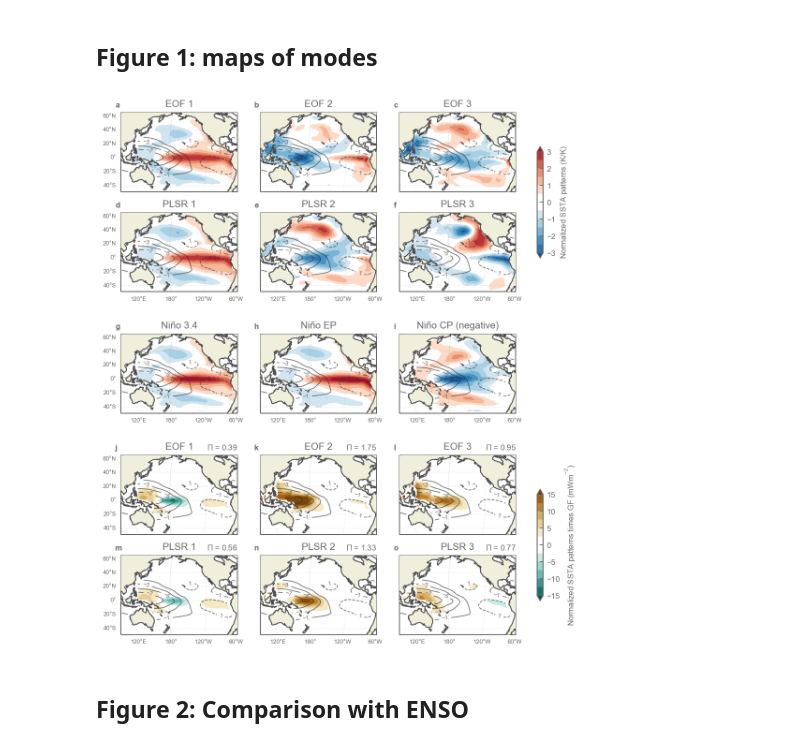
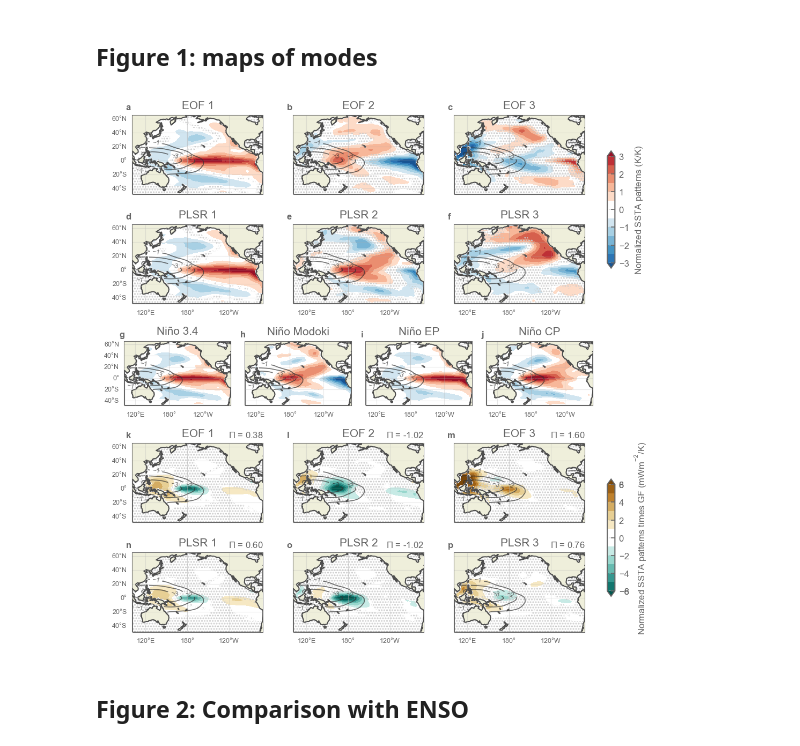
Before and after one commit to rguilcas/2025_GRL_Pattern-effect-internal-variability, a Jupyter notebook: Processing.ipynb, the cells around one changed output. Saved outputs shown, nothing was run; the diff lists cells and outputs as text; code cells hidden in the pictures.

```diff
--- a/Processing.ipynb
+++ b/Processing.ipynb
@@ -212,19 +349,23 @@ for product in SSTA_pac.product.values:
 
         components =  xr.DataArray(pls2.x_loadings_[:]/weights_X.isel(time=range(n_components), drop=True).T, dims=['space','mode'], coords=dict(space=X.space)).unstack().sortby(['lon','lat']).transpose('mode','lat','lon')
         timeseries =  xr.DataArray(pls2.x_scores_, dims=['time','mode'], coords=dict(time=X.time))
-        components_sst = components#/GF_mean
+        components_sst = components
         components = components_sst*GF_mean
         ds_out_one = xr.Dataset(dict(components_sst=components_sst,
                                      components=components,
                                      timeseries=timeseries)).assign_coords(product=product, GF_source=gf_choice)
         ds_out_one['pe'] = (ds_out_one.components.sum(['lon','lat'])*ds_out_one.timeseries)
         all_product.append(ds_out_one)
-        # plt.figure()
-        # ds_out_one.pe.to_series().plot.barh
     ds_product = xr.concat(all_product, dim='GF_source').assign_coords(mode=np.arange(1,21))
     all_output.append(ds_product)
 all_plsr_pac = xr.concat(all_output, dim='product')
 
+all_plsr_pac['timeseries'] = (
+    all_plsr_pac.timeseries
+    .rolling(time=3, center=True, min_periods=3)
+    .construct(time="window")
+    .dot(w)  # contracts over "window"
+).dropna('time')
 
 # Normalize all patters b sign and apmlitude
 sign_plsr = np.sign(all_plsr_pac.components_sst.sel(lon=200, lat=0, method='nearest'))
@@ -238,6 +379,10 @@ all_plsr_pac[['components_sst','components']] =all_plsr_pac[['components_sst','c
 all_plsr_pac['lambdas'] = lbd_pattern*lbd_timeseries
 all_plsr_pac['pi'] = (all_plsr_pac.components_sst*GF).sum(['lon','lat'])
 all_plsr_pac = all_plsr_pac.rename(mode='feature')
-all_plsr_pac[['components','components_sst','pi']] = all_plsr_pac[['components','components_sst','pi']]*np.sign(all_plsr_pac.pi)
+
+sign_pi = np.sign(all_plsr_pac.pi)
+sign_pi.loc[dict(feature=2)] = -sign_pi.loc[dict(feature=2)]
+
+all_plsr_pac[['components','components_sst','pi','timeseries']] = all_plsr_pac[['components','components_sst','pi','timeseries']]*sign_pi
 
 plsr_pac = all_plsr_pac.isel(feature=np.arange(3))
@@ -280,18 +450,16 @@ mean_eofs = eofs_pac.mean(['GF_source','product'])
 mean_plsr = plsr_pac.mean(['GF_source','product'])
 
 fig, axs = plt.subplot_mosaic("""
-                              ABCy
-                              DEFy
-                              ....
-                              MNO.
-                              ....
-                              GHIx
-                              JKLx
+                              AAAABBBBCCCCy
+                              DDDDEEEEFFFFy
+                              MMMNNNOOOPPP.
+                              GGGGHHHHIIIIx
+                              JJJJKKKKLLLLx
                               """,
-                              figsize=(7,8),
-                              width_ratios=[20,20,20,1],
-                              height_ratios=[10,10,0,10,0,10,10],
-                              per_subplot_kw=dict(ABCDEFGHIJKLMNO=dict(projection=ccrs.Robinson(200))))
+                              figsize=(7,7),
+                              width_ratios=[5,5,5,5,5,5,5,5,5,5,5,5,1.5],
+                              height_ratios=[10,10,10,10,10],
+                              per_subplot_kw=dict(ABCDEFGHIJKLMNOP=dict(projection=ccrs.PlateCarree(200))))
 palette_sst=sns.color_palette('RdBu_r',n_colors=14)
 palette_sst[6] = (1,1,1)
 palette_sst[7] = (1,1,1)
@@ -302,56 +470,70 @@ palette_gf
 
 axs_sst_eof = ['A','B','C']
 axs_sst_plsr = ['D','E','F']
-axs_modes = ['M','N','O']
+axs_modes = ['M','N','O','P']
 axs_gf_eof = ['G','H','I']
 axs_gf_plsr = ['J','K','L']
 all_axs= axs_sst_eof+axs_sst_plsr+axs_modes+axs_gf_eof+axs_gf_plsr
 
-levels_gf = np.arange(-15,15.1, 2.5)
+levels_gf = np.arange(-6,6.1, 1)
 levels_sst = np.arange(-3,3.1,.5)
 
 
 mean_eofs = eofs_pac.mean(['GF_source','product'])
 mean_plsr = plsr_pac.mean(['GF_source','product'])
 mean_gf = GF.sel(GF_source='mean', lon=mean_eofs.lon, lat=mean_eofs.lat)
+mean_gf=mean_gf.where(mean_gf!=0)
+
 
 mean_eofs['components_sst'] = (mean_eofs['components_sst']/mean_eofs['components_sst'].weighted(np.cos(np.deg2rad(mean_eofs.lat))).std(['lon','lat']))
 mean_eofs['components'] = mean_eofs.components_sst*mean_gf
 mean_plsr['components_sst'] = (mean_plsr['components_sst']/mean_plsr['components_sst'].weighted(np.cos(np.deg2rad(mean_plsr.lat))).std(['lon','lat']))
 mean_plsr['components'] = mean_plsr.components_sst*mean_gf
 
+sign_agreement_eof = (np.abs(np.sign(eofs_pac.components_sst).sum(['product','GF_source']))>18)
+sign_agreement_plsr = (np.abs(np.sign(plsr_pac.components_sst).sum(['product','GF_source']))>18)
 
+sign_agreement_eof_gf = (np.abs(np.sign(eofs_pac.components).sum(['product','GF_source']))>18)
+sign_agreement_plsr_gf = (np.abs(np.sign(plsr_pac.components).sum(['product','GF_source']))>18)
+
+plt.rcParams['hatch.color'] = '.8'
 for k in range(3):
 
     (1000*mean_eofs.components).sel(feature=k+1).plot.contourf(ax=axs[axs_gf_eof[k]], transform=ccrs.PlateCarree(), levels=levels_gf, cbar_ax=axs['x'], extend='both', colors=palette_gf)
+    (mean_eofs.components_sst.sel(feature=k+1)).plot.contourf(ax=axs[axs_sst_eof[k]], transform=ccrs.PlateCarree(), levels=levels_sst, cbar_ax=axs['y'], extend='both', colors=palette_sst)
+    sign_agreement_eof.sel(feature=k+1).plot.contourf(hatches=['.....', '', ''], alpha=0, ax=axs[axs_sst_eof[k]], transform=ccrs.PlateCarree(), add_colorbar=False, )
+    sign_agreement_eof_gf.sel(feature=k+1).plot.contourf(hatches=['.....', '', ''], alpha=0, ax=axs[axs_gf_eof[k]], transform=ccrs.PlateCarree(), add_colorbar=False, )
+
     (1000*mean_plsr.components).sel(feature=k+1).plot.contourf(ax=axs[axs_gf_plsr[k]], transform=ccrs.PlateCarree(), levels=levels_gf, cbar_ax=axs['x'], extend='both', colors=palette_gf)
-    (mean_eofs.components_sst.sel(feature=k+1)).plot.contourf(ax=axs[axs_sst_eof[k]], transform=ccrs.PlateCarree(), levels=levels_sst, cbar_ax=axs['y'], extend='both', colors=palette_sst)
     (mean_plsr.components_sst.sel(feature=k+1)).plot.contourf(ax=axs[axs_sst_plsr[k]], transform=ccrs.PlateCarree(), levels=levels_sst, cbar_ax=axs['y'], extend='both', colors=palette_sst)
+    sign_agreement_plsr.sel(feature=k+1).plot.contourf(hatches=['.....', '', ''], alpha=0, ax=axs[axs_sst_plsr[k]], transform=ccrs.PlateCarree(), add_colorbar=False, )
+    sign_agreement_plsr_gf.sel(feature=k+1).plot.contourf(hatches=['.....', '', ''], alpha=0, ax=axs[axs_gf_plsr[k]], transform=ccrs.PlateCarree(), add_colorbar=False, )
 
 
 modes_pattern_mean = modes_obs.mode_pattern.mean('product')
 modes_pattern_mean = modes_pattern_mean/modes_pattern_mean.weighted(np.cos(np.deg2rad(mean_plsr.lat))).std(['lon','lat'])
 
 modes_pattern_mean.sel(mode='nino34').plot.contourf(ax=axs['M'], transform=ccrs.PlateCarree(), levels=levels_sst, add_colorbar=False, extend='both', colors=palette_sst)
-modes_pattern_mean.sel(mode='EP').plot.contourf(ax=axs['N'], transform=ccrs.PlateCarree(), levels=levels_sst, add_colorbar=False, extend='both', colors=palette_sst)
-(-modes_pattern_mean.sel(mode='CP')).plot.contourf(ax=axs['O'], transform=ccrs.PlateCarree(), levels=levels_sst, add_colorbar=False, extend='both', colors=palette_sst)
+(modes_pattern_mean.sel(mode='modoki')).plot.contourf(ax=axs['N'], transform=ccrs.PlateCarree(), levels=levels_sst, add_colorbar=False, extend='both', colors=palette_sst)
+modes_pattern_mean.sel(mode='EP').plot.contourf(ax=axs['O'], transform=ccrs.PlateCarree(), levels=levels_sst, add_colorbar=False, extend='both', colors=palette_sst)
+(modes_pattern_mean.sel(mode='CP')).plot.contourf(ax=axs['P'], transform=ccrs.PlateCarree(), levels=levels_sst, add_colorbar=False, extend='both', colors=palette_sst)
 
-axs['x'].set_yticks(np.arange(-15,15.1, 5))
+axs['x'].set_yticks(np.arange(-8,8.1, 2))
 axs['y'].set_yticks(np.arange(-3,3.1,1))
 axs['x'].minorticks_off()
 axs['y'].minorticks_off()
-axs['x'].set_ylabel(r'Normalized $SSTA$ patterns times $GF$ (mWm$^{-2}$)')
+axs['x'].set_ylabel(r'Normalized $SSTA$ patterns times $GF$ (mWm$^{-2}/K$)')
 axs['y'].set_ylabel(r'Normalized $SSTA$ patterns (K/K)')
 
 for k,letter in enumerate(all_axs):
     ax=axs[letter]
     ax.add_feature(cfeat.LAND, edgecolor='.3', zorder=100)
     ax.set_title('')
-    c = (mean_gf.sel(lon=mean_eofs.lon, lat=mean_eofs.lat)*1000).plot.contour(levels=[-7,-5,-3,-1,1], extend='both', ax=ax,
+    c = (mean_gf.sel(lon=mean_eofs.lon, lat=mean_eofs.lat)*1000).plot.contour(levels=[-4,-3,-2,-1,1], extend='both', ax=ax,
                                                                           zorder=1000, colors='.2', transform=ccrs.PlateCarree(),
                                                                           linewidths=.8, linestyles=['-','-','-','-','--'], alpha=.7)
     ax.clabel(c, c.levels, fmt=None, fontsize=6)
-    gl = ax.gridlines(draw_labels=True, alpha=.3)
+    gl = ax.gridlines(draw_labels=True, alpha=.3, linestyle='-', zorder=100, lw=.5)
     if letter not in axs_gf_plsr+axs_sst_plsr+axs_modes:
         gl.bottom_labels=False
     if True:
@@ -359,36 +541,38 @@ for k,letter in enumerate(all_axs):
     if letter not in ['A','D','M','G','J']:
         gl.left_labels=False
     gl.ylabel_style=dict(size=6)
     gl.xlabel_style=dict(size=6)
     label = chr(ord('a')+k)
     ax.text(-.05,1.05, label, weight='bold', ha='left', va='bottom', transform=ax.transAxes)
     ax.set_ylabel('')
 
 
 for k, letter in enumerate(axs_gf_eof):
     ax=axs[letter]
+    df_modes_obs.pi
     ax.text(1,1.05, r"$\Pi$"+f" = {mean_eofs.pi.isel(feature=k).values:.02f}", weight='normal', ha='right', va='bottom', transform=ax.transAxes)
 for k, letter in enumerate(axs_gf_plsr):
     ax=axs[letter]
     ax.text(1,1.05, r"$\Pi$"+f" = {mean_plsr.pi.isel(feature=k).values:.02f}", weight='normal', ha='right', va='bottom', transform=ax.transAxes)
 
 for k,letters in enumerate(zip(axs_sst_eof,axs_sst_plsr,axs_gf_eof,axs_gf_plsr)):
     a,b,c,d = letters
     axs[a].set_title(f'EOF {k+1}')
     axs[b].set_title(f'PLSR {k+1}')
     axs[c].set_title(f'EOF {k+1}')
     axs[d].set_title(f'PLSR {k+1}')
 
 
 axs['M'].set_title('Niño 3.4')
-axs['N'].set_title('Niño EP')
-axs['O'].set_title('Niño CP (negative)')
+axs['N'].set_title('Niño Modoki')
+axs['O'].set_title('Niño EP')
+axs['P'].set_title('Niño CP')
 plt.tight_layout()
 
 
 plt.savefig('plots/maps_features_with_modes.pdf', dpi=300)
 # %% [output]
-[figure, old version]
+[figure, new version]
 # %% [markdown]
 ## Figure 2: Comparison with ENSO
 # %%
```
Also changed, not shown: parts of 67 cells of this notebook, 38 other files.
